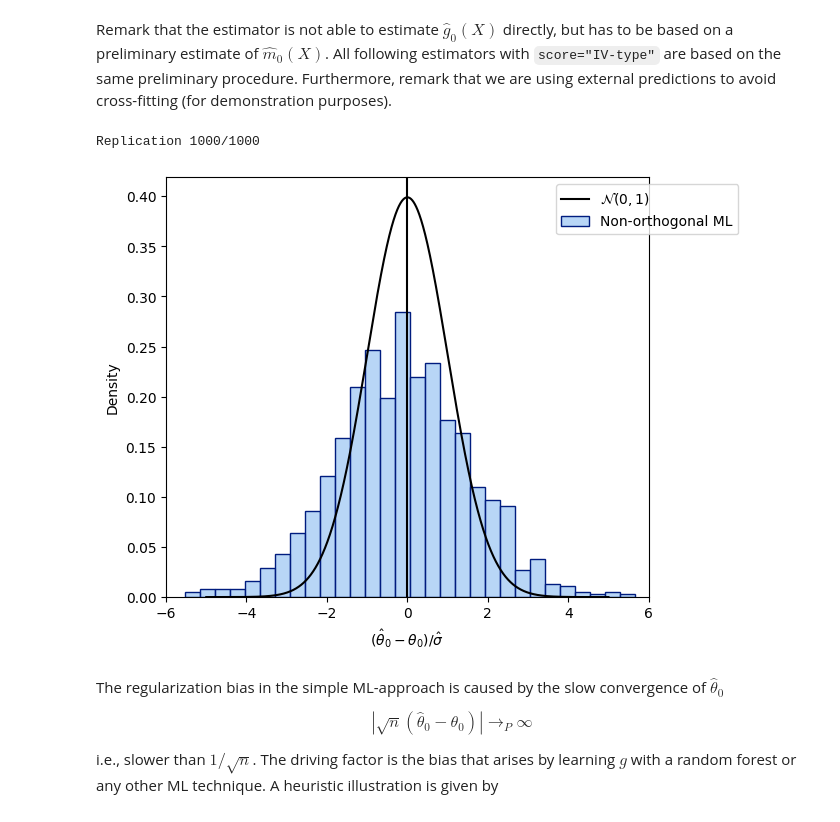
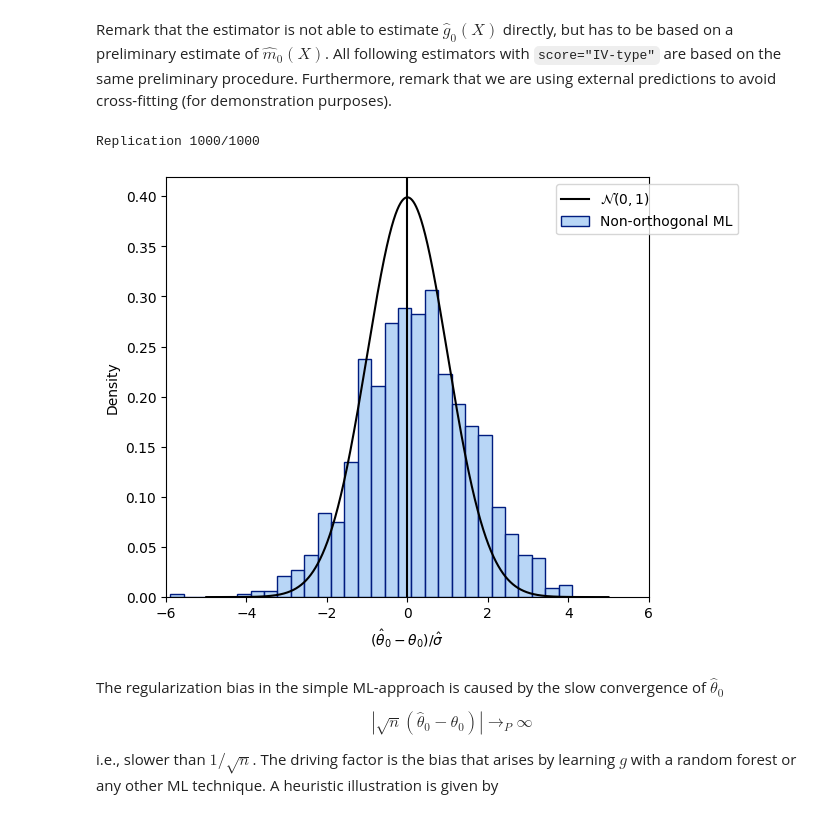
Before and after one commit to DoubleML/doubleml-docs, a Jupyter notebook: doc/examples/py_double_ml_basics.ipynb, the cells around one changed output. Cells and saved outputs as stored; diff of their text form; code cells hidden in the pictures.

```diff
--- a/doc/examples/py_double_ml_basics.ipynb
+++ b/doc/examples/py_double_ml_basics.ipynb
@@ -83,6 +83,9 @@ np.random.seed(1111)
 
 ml_l = LGBMRegressor(n_estimators=300, learning_rate=0.1)
 ml_m = LGBMRegressor(n_estimators=300, learning_rate=0.1)
+ml_l = RandomForestRegressor(n_estimators=100, max_features=10, max_depth=5, min_samples_leaf=5)
+ml_m = RandomForestRegressor(n_estimators=200, max_features=10, max_depth=5, min_samples_leaf=5)
+
 ml_g = clone(ml_l)
 
 theta_nonorth = np.full(n_rep, np.nan)
@@ -113,34 +116,34 @@ for i_rep in range(n_rep):
         'd': {
             'ml_l': l_hat.reshape(-1, 1),
             'ml_m': m_hat.reshape(-1, 1),
             'ml_g': g_hat.reshape(-1, 1)
         }
     }
 
     obj_dml_data = DoubleMLData.from_arrays(x[i_est, :], y[i_est], d[i_est])
     obj_dml_plr_nonorth = DoubleMLPLR(obj_dml_data,
                                     ml_l, ml_m, ml_g,
                                     n_folds=2,
                                     score=non_orth_score)
     obj_dml_plr_nonorth.fit(external_predictions=external_predictions)
     theta_nonorth[i_rep] = obj_dml_plr_nonorth.coef[0]
     se_nonorth[i_rep] = obj_dml_plr_nonorth.se[0]
 
 fig_non_orth, ax = plt.subplots(constrained_layout=True);
 ax = sns.histplot((theta_nonorth - alpha)/se_nonorth,
                 color=face_colors[0], edgecolor = edge_colors[0],
                 stat='density', bins=30, label='Non-orthogonal ML');
 ax.axvline(0., color='k');
 xx = np.arange(-5, +5, 0.001)
 yy = stats.norm.pdf(xx)
 ax.plot(xx, yy, color='k', label='$\\mathcal{N}(0, 1)$');
 ax.legend(loc='upper right', bbox_to_anchor=(1.2, 1.0));
 ax.set_xlim([-6., 6.]);
 ax.set_xlabel('$(\hat{\\theta}_0 - \\theta_0)/\hat{\sigma}$');
 plt.show()
 # %% [output]
 Replication 1000/1000
-[figure, old version]
+[figure, new version]
 # %% [markdown]
 The regularization bias in the simple ML-approach is caused by the slow convergence of $\hat{\theta}_0$
 
```
Also changed, not shown: parts of 6 cells of this notebook.
